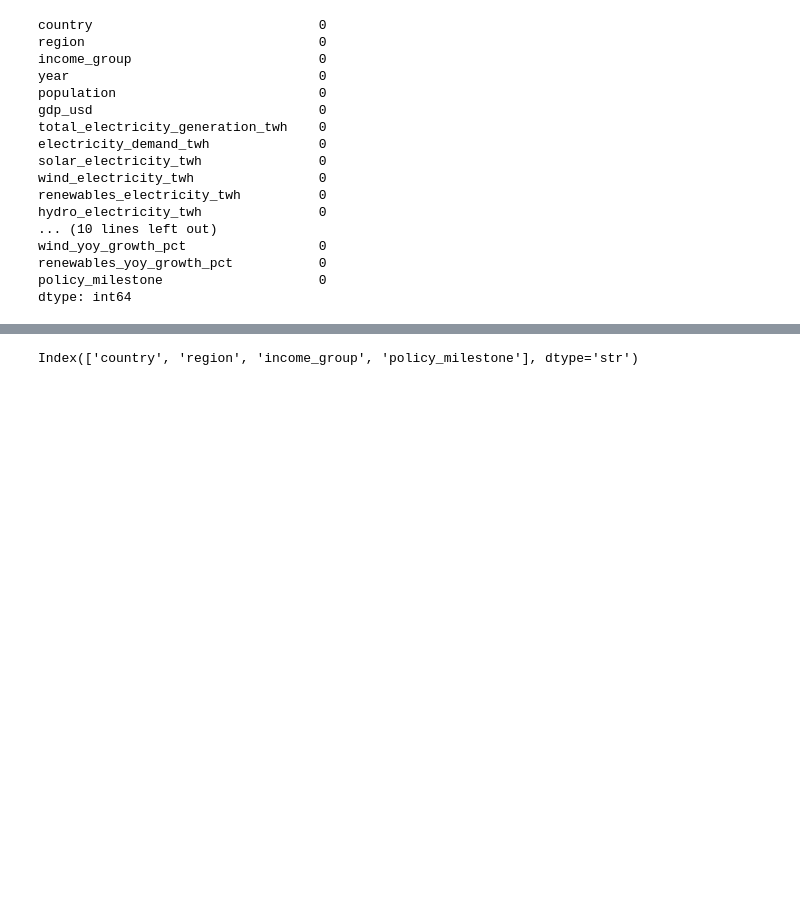
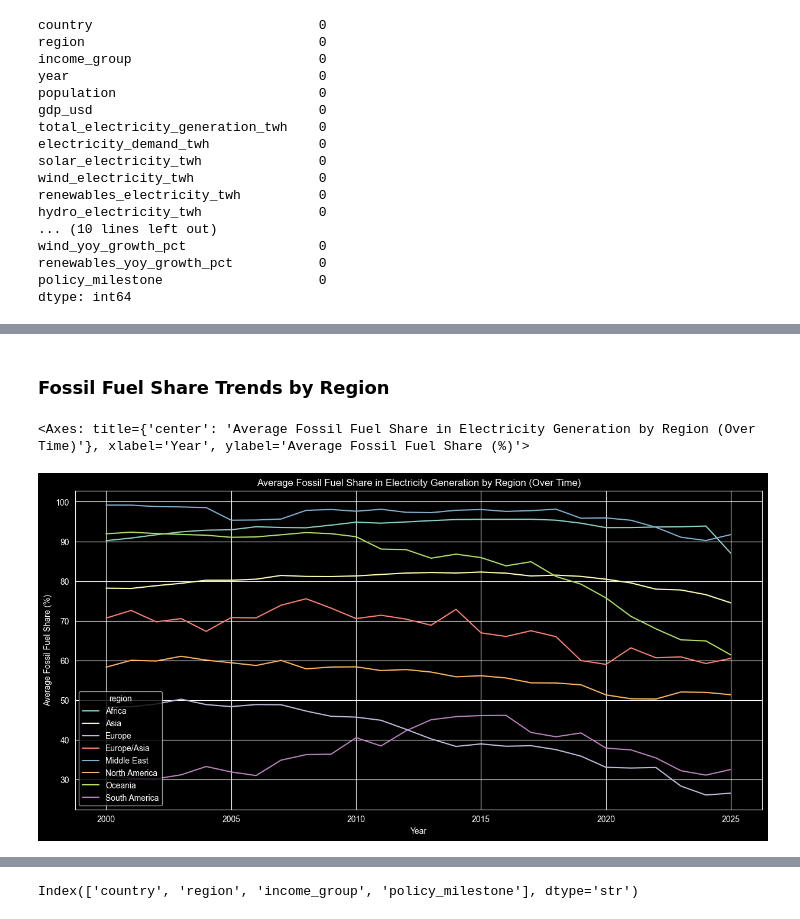
Before and after one commit to Jaydeep2020/AI-ML_Sculptsoft, a Jupyter notebook: 03-06-2026-EDA-EnergyDataset/EDA_energy_transition.ipynb, the cells around one changed output, grey strips where cells are left out. Saved outputs shown, nothing was run; the diff lists cells and outputs as text; code cells hidden in the pictures; blank space fills up the shorter version.

```diff
--- a/03-06-2026-EDA-EnergyDataset/EDA_energy_transition.ipynb
+++ b/03-06-2026-EDA-EnergyDataset/EDA_energy_transition.ipynb
@@ -364,0 +391,39 @@ dtype: int64
+# %% [markdown]
+### Fossil Fuel Share Trends by Region
+# %%
+df_trend = (
+    df.groupby(['year', 'region'])['fossil_share_pct']
+      .mean()
+      .reset_index()
+)
+
+plt.figure(figsize=(15, 7))
+
+plt.title("Average Fossil Fuel Share in Electricity Generation by Region (Over Time)")
+plt.xlabel("Year")
+plt.ylabel("Average Fossil Fuel Share (%)")
+
+sns.lineplot(data=df_trend, x='year', y='fossil_share_pct', hue='region')
+
+
+# # plotly
+# fig = px.line(
+#     df_trend,
+#     x='year',
+#     y='fossil_share_pct',
+#     color='region',
+#     labels={
+#         'year': 'Year',
+#         'fossil_share_pct': 'Fossil Fuel Share (%)',
+#         'region': 'Region'
+#     }
+# )
+#
+# fig.update_layout(
+#     title='Regional Trends in Fossil Fuel Share of Electricity Generation'
+# )
+#
+# fig.show()
+# %% [output]
+<Axes: title={'center': 'Average Fossil Fuel Share in Electricity Generation by Region (Over Time)'}, xlabel='Year', ylabel='Average Fossil Fuel Share (%)'>
+[figure, added]
```
Also changed, not shown: parts of 38 cells of this notebook, 1 other file.
